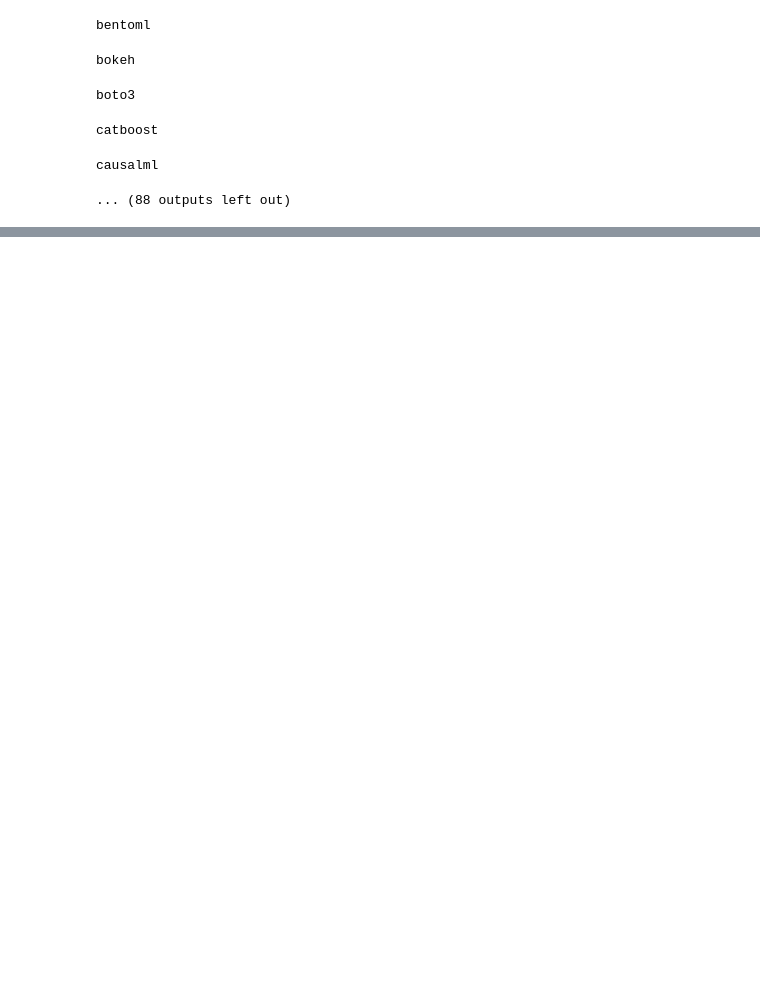
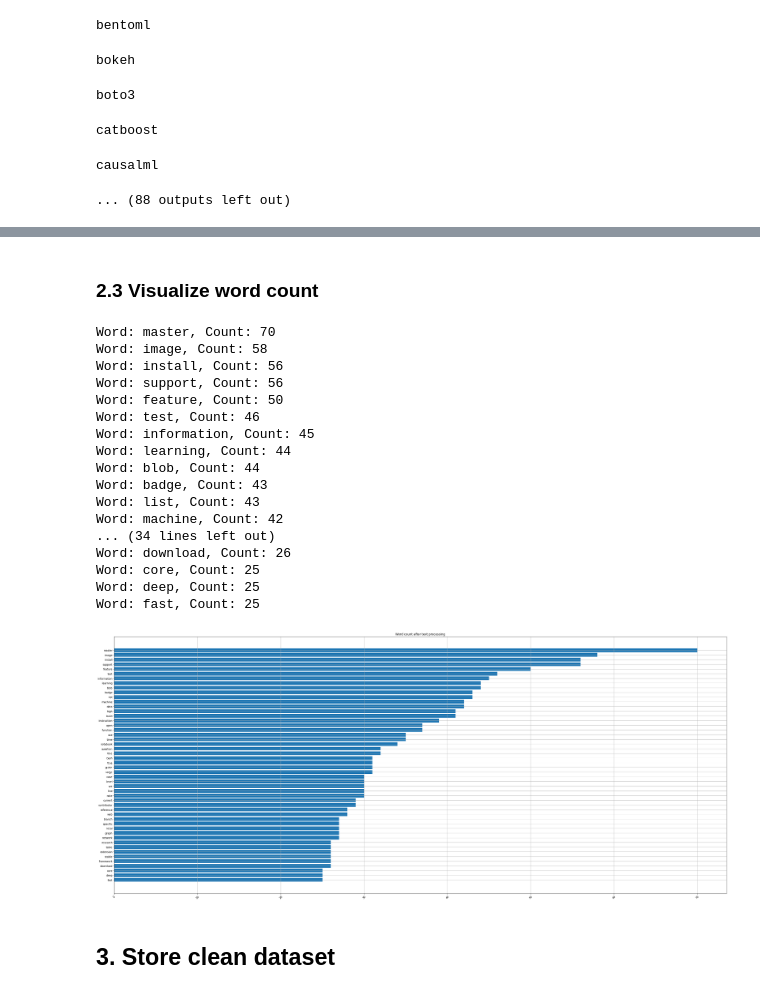
Before and after one commit to pacospace/cluster-data-science-packages, a Jupyter notebook: notebooks/DataProcessing.ipynb, the cells around one changed output, grey strips where cells are left out. Saved outputs shown, nothing was run; the diff lists cells and outputs as text; code cells hidden in the pictures; blank space fills up the shorter version.

```diff
--- a/notebooks/DataProcessing.ipynb
+++ b/notebooks/DataProcessing.ipynb
@@ -206,10 +283,0 @@ corpus_vocabulary is 3498
-# %%
-for word in sorted(corpus_vocabulary):
-    corpus_word = []
-    for package_name, vocabulary in vocabulary_package.items():
-        if word in vocabulary:
-            corpus_word.append(True)
-        else:
-            corpus_word.append(False)
-
-    data_science_readmes_pd[word] = corpus_word
@@ -231,0 +284,2 @@ data_science_readmes_pd
+# %% [markdown]
+### 2.3 Visualize word count
@@ -231,0 +309,48 @@ data_science_readmes_pd
+# %%
+# Visualize word count data
+# TODO: show vocabulary statistics
+PLOT_NUMBER_TOKENS = int(os.getenv("PLOT_NUMBER_TOKENS", 50))
+sorted_wc = sorted(wordcount.items(), key=lambda k_v: k_v[1], reverse=True)
+sorted_wc = sorted_wc[:PLOT_NUMBER_TOKENS]
+
+counter = 0
+for word, count in sorted_wc:
+    if counter <= PLOT_NUMBER_TOKENS:
+        print(f"Word: {word}, Count: {count}")
+
+sorted_wc = dict(sorted_wc)
+names = list(sorted_wc.keys())
+values = list(sorted_wc.values())
+
+plt.figure(figsize=(35,15))
+plt.barh(range(len(sorted_wc)), values, tick_label=names)
+plt.title("Word count after text processing")
+plt.xticks(rotation=45)
+plt.tight_layout()
+plt.gca().invert_yaxis()
+plt.grid()
+
+plot_name = f"top_{PLOT_NUMBER_TOKENS}_word_count_bar" + "_" + datetime.utcnow().strftime("%Y-%m-%d_%H:%M:%S")
+plot_repo_path = current_path.joinpath("reports/figures")
+# plt.savefig(f"{plot_repo_path}/{plot_name}")
+# %% [output]
+Word: master, Count: 70
+Word: image, Count: 58
+Word: install, Count: 56
+Word: support, Count: 56
+Word: feature, Count: 50
+Word: test, Count: 46
+Word: information, Count: 45
+Word: learning, Count: 44
+Word: blob, Count: 44
+Word: badge, Count: 43
+Word: list, Count: 43
+Word: machine, Count: 42
+... (34 lines left out)
+Word: download, Count: 26
+Word: core, Count: 25
+Word: deep, Count: 25
+Word: fast, Count: 25
+[figure, added]
+# %% [markdown]
+## 3. Store clean dataset
```
Also changed, not shown: parts of 16 cells of this notebook.
